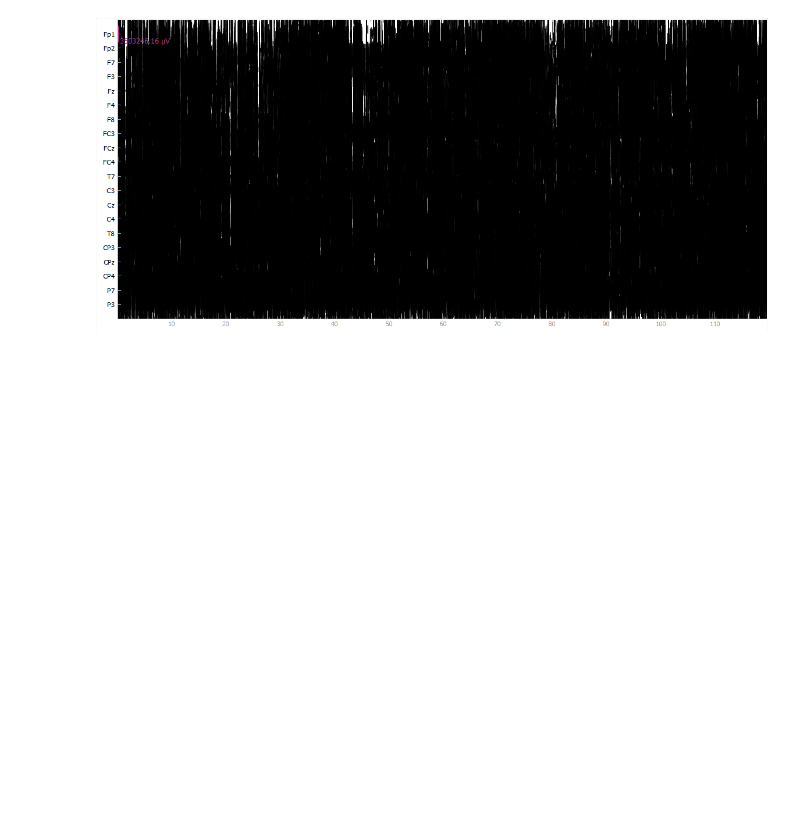
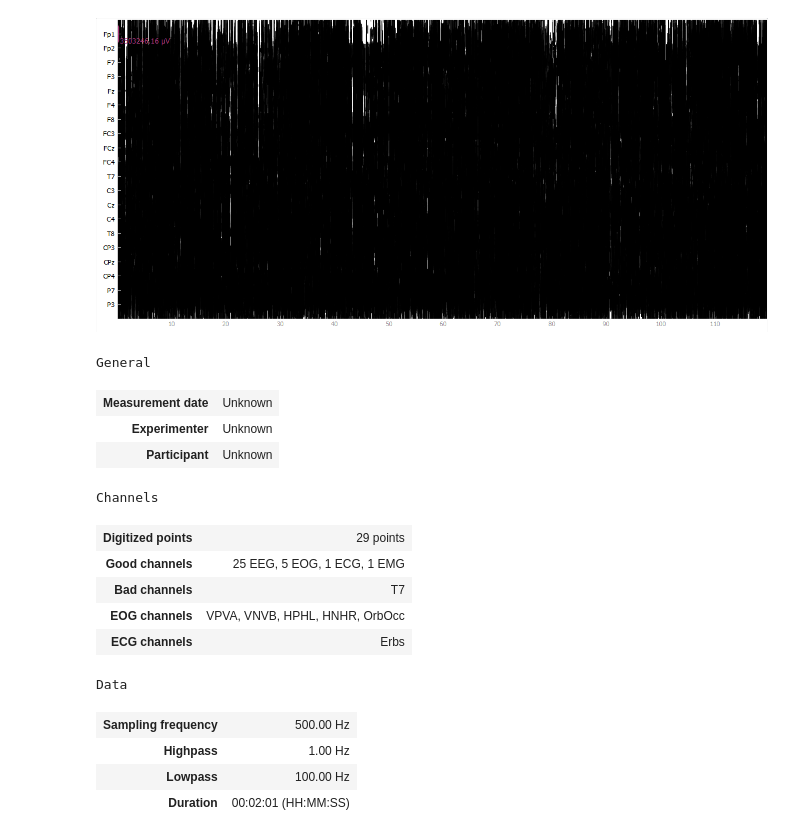
Before and after one commit to TSmolders/TDBRAIN_preprocessing, a Jupyter notebook: TDBRAIN_prep/test.ipynb, the cells around one changed output. Drawn from its saved outputs; the diff is of its cells as text; code cells hidden in the pictures; blank space fills up the shorter version.

```diff
--- a/TDBRAIN_prep/test.ipynb
+++ b/TDBRAIN_prep/test.ipynb
@@ -229,3 +228,24 @@ no preprocessing)
 ![image.png](attachment:image.png)
 # %% [markdown]
 ![image.png](attachment:image.png)
+# %%
+filepath = 'D:\\Documents\\RU\\Master_Neurobiology\\Internship_jaar_2\\Project\\TD-BRAIN\\TDBRAIN-dataset-derivatives\\preprocessed_own\\sub-19681349\\ses-1\\eeg\\sub-19681349_ses-1_task-restEC_preprocessed.npy'
+test = np.load(filepath, allow_pickle = True)
+# %%
+test.preprocessed_raw
+# %% [output]
+General
+| Measurement date | Unknown |
+| Experimenter | Unknown |
+| Participant | Unknown |
+Channels
+| Digitized points | 29 points |
+| Good channels | 25 EEG, 5 EOG, 1 ECG, 1 EMG |
+| Bad channels | T7 |
+| EOG channels | VPVA, VNVB, HPHL, HNHR, OrbOcc |
+| ECG channels | Erbs |
+Data
+| Sampling frequency | 500.00 Hz |
+| Highpass | 1.00 Hz |
+| Lowpass | 100.00 Hz |
+| Duration | 00:02:01 (HH:MM:SS) |
```
Also changed, not shown: parts of 1 cell of this notebook, 2 other files.
